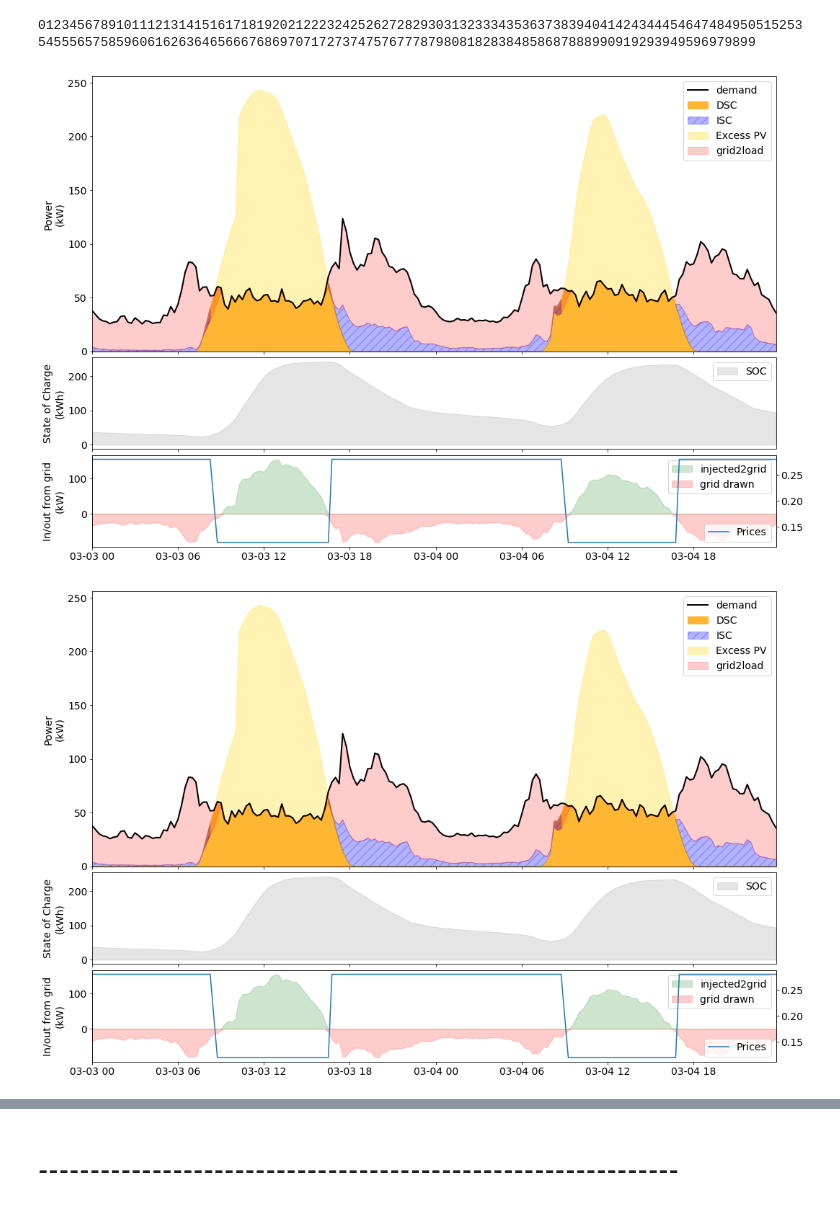
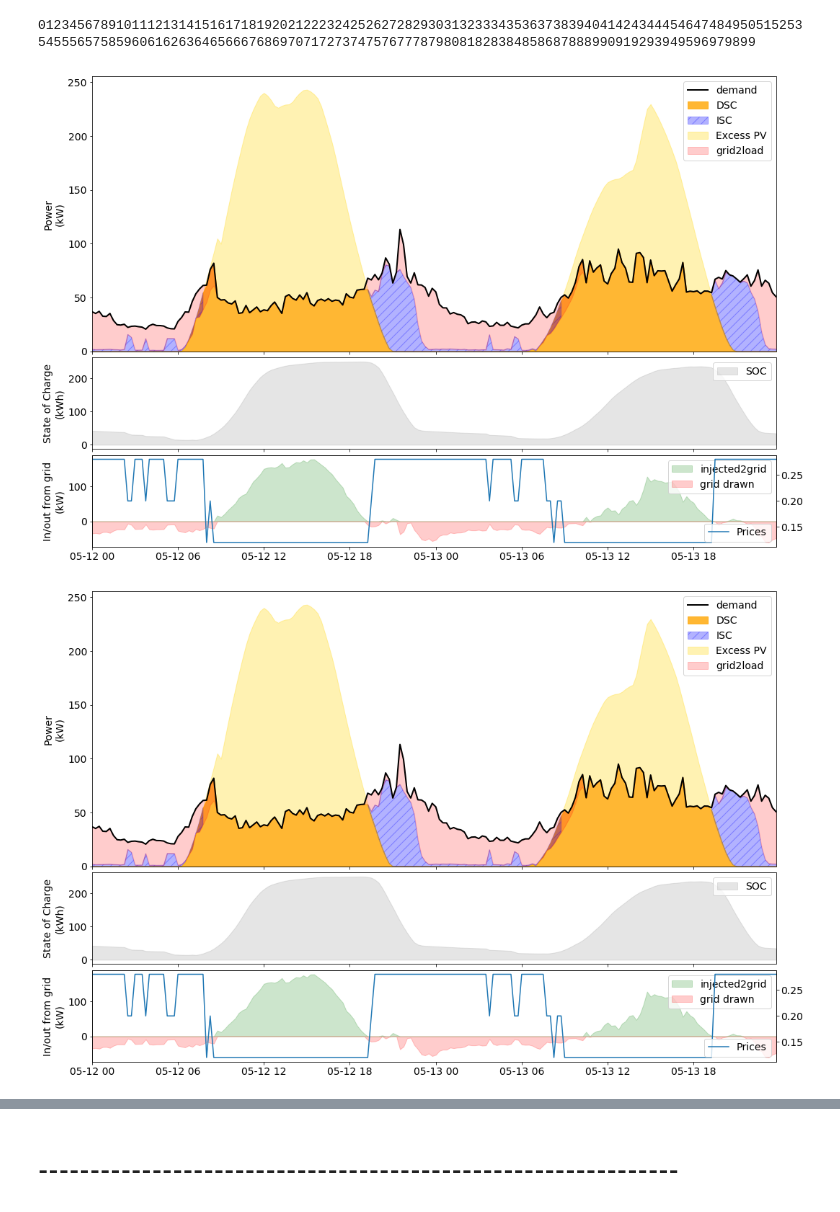
Before and after one commit to alefunxo/Solar_communities, a Jupyter notebook: src/flexible_P3.ipynb, the cells around one changed output, grey strips where cells are left out. Cells and saved outputs as stored; diff of their text form; code cells hidden in the pictures.

```diff
--- a/src/flexible_P3.ipynb
+++ b/src/flexible_P3.ipynb
@@ -25,7 +28,7 @@ pv_penetration=50
 batt_penetration=50
 retail_price=0.28
 export_price=0.04
-predet_bhv='low'#'high','low',False
+predet_bhv='high'#,'low',False
 #ILR=1.2
 # %%
 df,meta=dem(country_code)
@@ -95,7 +98,8 @@ param_tech_no_batt = {'BatteryCapacity': 0,
               'pv_penetration':pv_penetration,
               'batt_penetration':batt_penetration,
               'seed':seed,
-              'community_size':community_size
+              'community_size':community_size,
+              'test_sc': True #true if SC False if P2P
              }
 param_tech_comm = {'BatteryCapacity': 0,
               'BatteryEfficiency': 1,
@@ -106,6 +110,7 @@ param_tech_comm = {'BatteryCapacity': 0,
               'batt_penetration':batt_penetration,
               'seed':seed,
               'community_size':community_size
+
              }
 # %%
 nested_out={}
@@ -434,10 +440,10 @@ out_sc_hh=out_sc_hh.append([pd.DataFrame(result_out[i],index=[i]) for i in range
 # %% [output]
 0123456789101112131415161718192021222324252627282930313233343536373839404142434445464748495051525354555657585960616263646566676869707172737475767778798081828384858687888990919293949596979899
 # %%
-p2p.plot_dispatch_comm(df_out.PV*PV_size_comm, df_out.loc[:,df_com.iloc[:,0]].sum(axis=1),out_comm_final_p2p, week=10,flag=0,prices=df_prices,save=False)
+p2p.plot_dispatch_comm(df_out.PV*PV_size_comm, df_out.loc[:,df_com.iloc[:,0]].sum(axis=1),out_comm_final_p2p, week=20,flag=0,prices=df_prices,save=False)
 # %% [output]
-[figure, old version]
+[figure, new version]
-[figure, old version]
+[figure, new version]
 # %%
 # Single household test
 hhNumber=18
```
Also changed, not shown: parts of 27 cells of this notebook, 6 other files.
